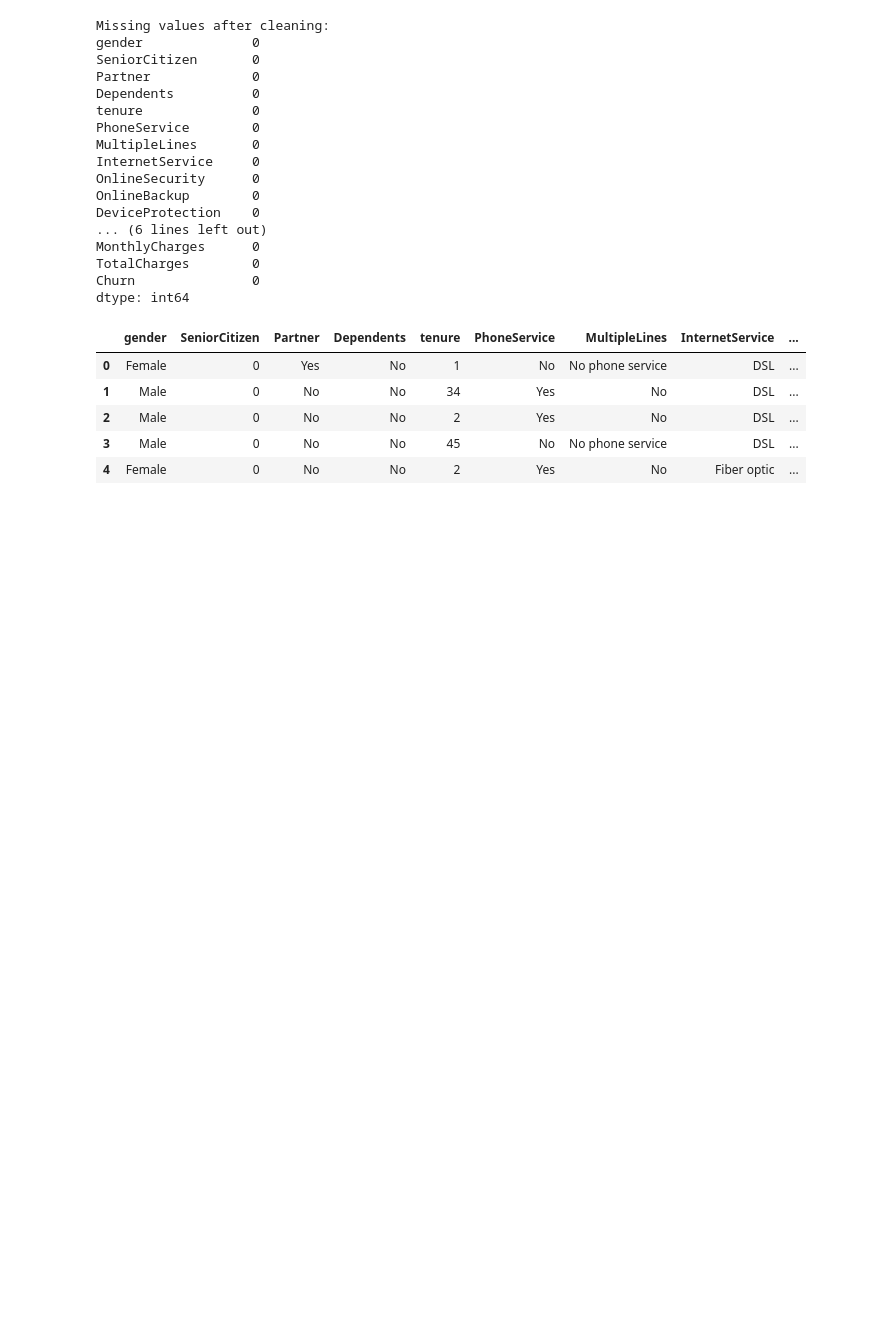
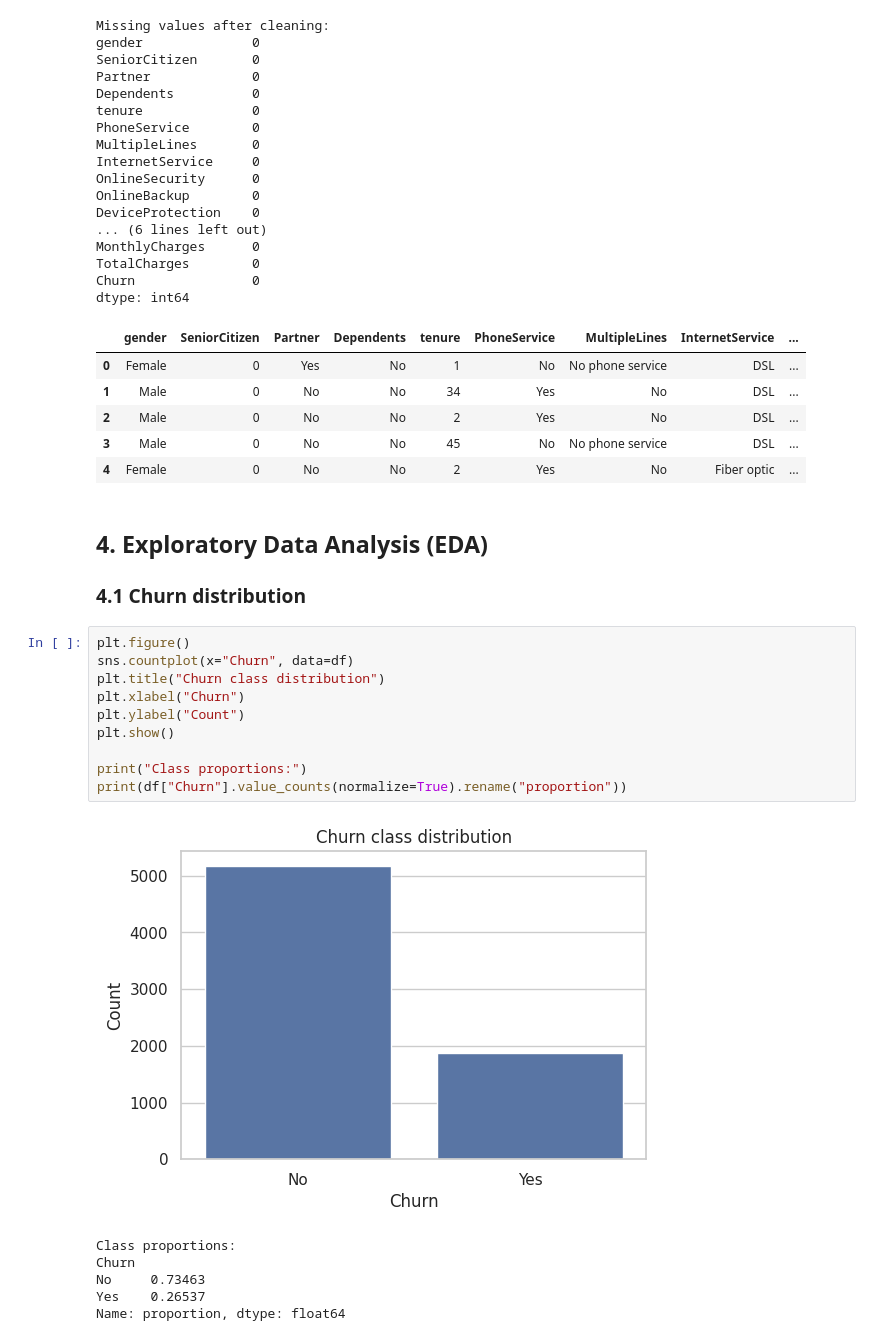
Before and after one commit to DinithYM/ML-CW, a Jupyter notebook: CM2604_CW.ipynb, the cells around one changed output. Saved outputs shown, nothing was run; the diff lists cells and outputs as text; blank space fills up the shorter version.

Commit message:
Adding churn distribution, numeric and categorical plotsand the correlation heatmap

```diff
--- a/CM2604_CW.ipynb
+++ b/CM2604_CW.ipynb
@@ -148,3 +148,24 @@ dtype: int64
 | 2 | Male | 0 | No | No | 2 | Yes | No | DSL | ... |
 | 3 | Male | 0 | No | No | 45 | No | No phone service | DSL | ... |
 | 4 | Female | 0 | No | No | 2 | Yes | No | Fiber optic | ... |
+# %% [markdown]
+## 4. Exploratory Data Analysis (EDA)
+
+### 4.1 Churn distribution
+# %%
+plt.figure()
+sns.countplot(x="Churn", data=df)
+plt.title("Churn class distribution")
+plt.xlabel("Churn")
+plt.ylabel("Count")
+plt.show()
+
+print("Class proportions:")
+print(df["Churn"].value_counts(normalize=True).rename("proportion"))
+# %% [output]
+[figure, added]
+Class proportions:
+Churn
+No     0.73463
+Yes    0.26537
+Name: proportion, dtype: float64
```
Also changed, not shown: parts of 8 cells of this notebook.
